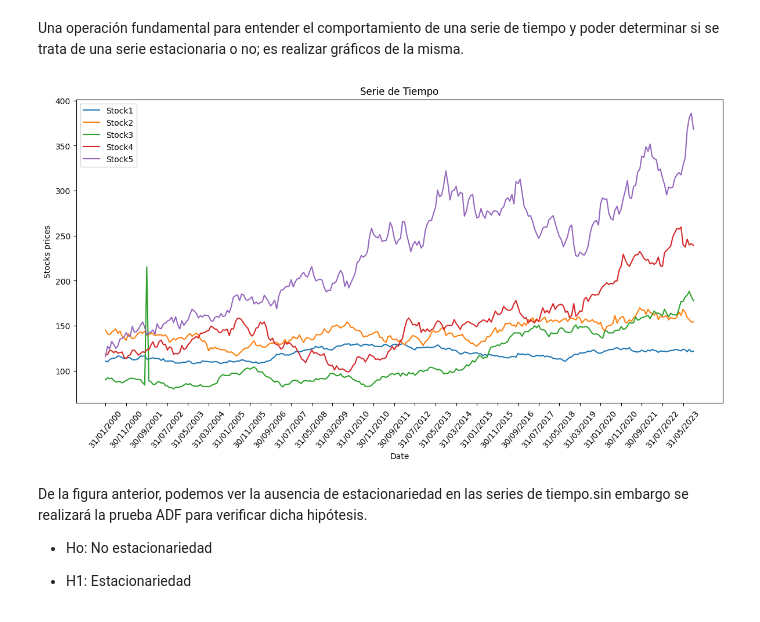
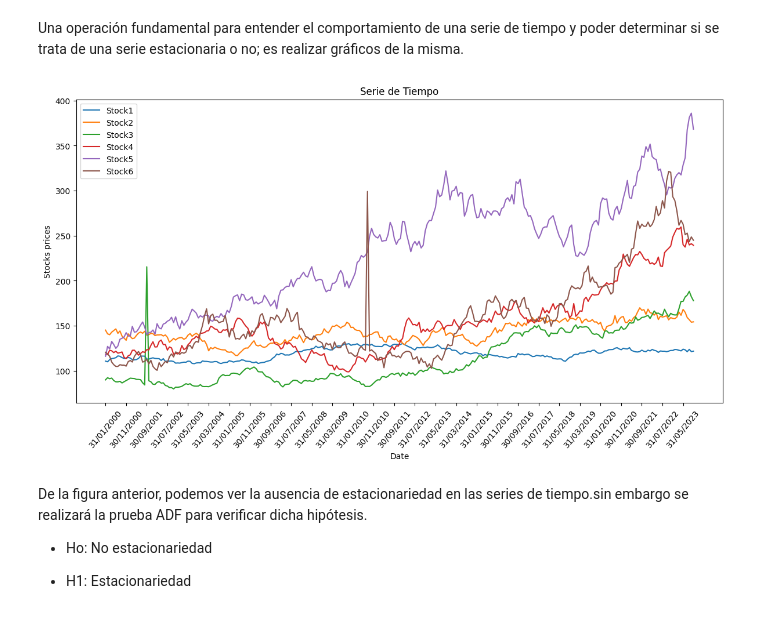
Before and after one commit to vanebertel/TALENTO_B_2024, a Jupyter notebook: _sources/notebooks.ipynb, the cells around one changed output. Cells and saved outputs as stored; diff of their text form; code cells hidden in the pictures.

```diff
--- a/_sources/notebooks.ipynb
+++ b/_sources/notebooks.ipynb
@@ -44,0 +76,4 @@ Index(['Date', 'Stock1', 'Stock2', 'Stock3', 'Stock4', 'Stock5', 'Stock6'], dtyp
+# %%
+data['Stock6'] = data['Stock6'].str.replace(';', '.')
+data['Stock6'] = pd.to_numeric(data['Stock6'], errors='coerce')
+data.info()
@@ -149,19 +211,20 @@ Una operación fundamental para entender el comportamiento de una serie de tiemp
 # %%
 plt.figure(figsize = (12,6))
 ax = sns.lineplot(data=data, x="Date", y=data["Stock1"], label="Stock1" )
 ax1 = sns.lineplot(data=data, x="Date", y=data["Stock2"],label="Stock2")
 ax2 = sns.lineplot(data=data, x="Date", y=data["Stock3"], label="Stock3")
 ax3 = sns.lineplot(data=data, x="Date", y=data["Stock4"], label="Stock4")
 ax4 = sns.lineplot(data=data, x="Date", y=data["Stock5"], label="Stock5")
+ax5 = sns.lineplot(data=data, x="Date", y=data["Stock6"], label="Stock6")
 freq = int(10)
 xtix = ax.get_xticks()
 ax.set_xticks(xtix[::freq])
 plt.tight_layout()
 plt.title("Serie de Tiempo")
 plt.ylabel('Stocks prices')
 plt.xticks(rotation=50);
 # %% [output]
-[figure, old version]
+[figure, new version]
 # %% [markdown]
 De la figura anterior, podemos ver la ausencia de estacionariedad en las series de tiempo.sin embargo se realizará la prueba ADF para verificar dicha hipótesis.
 
```
Also changed, not shown: parts of 36 cells of this notebook, 16 other files.
